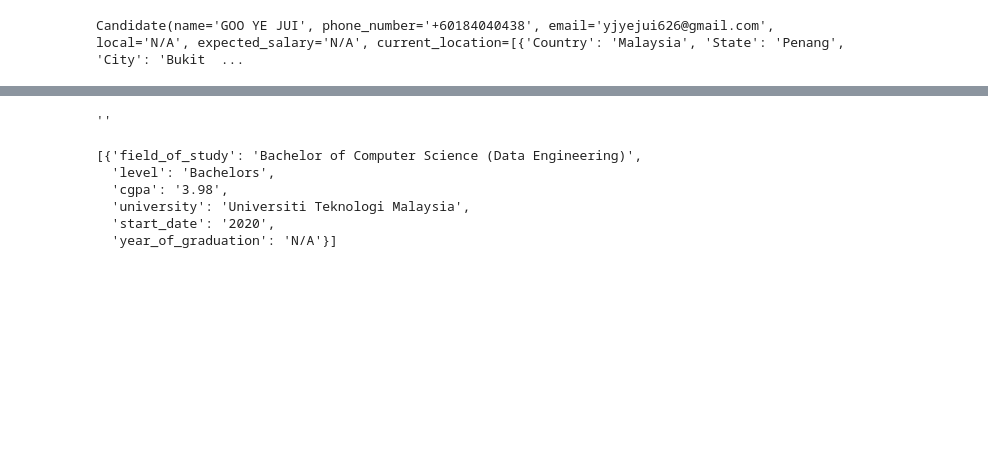
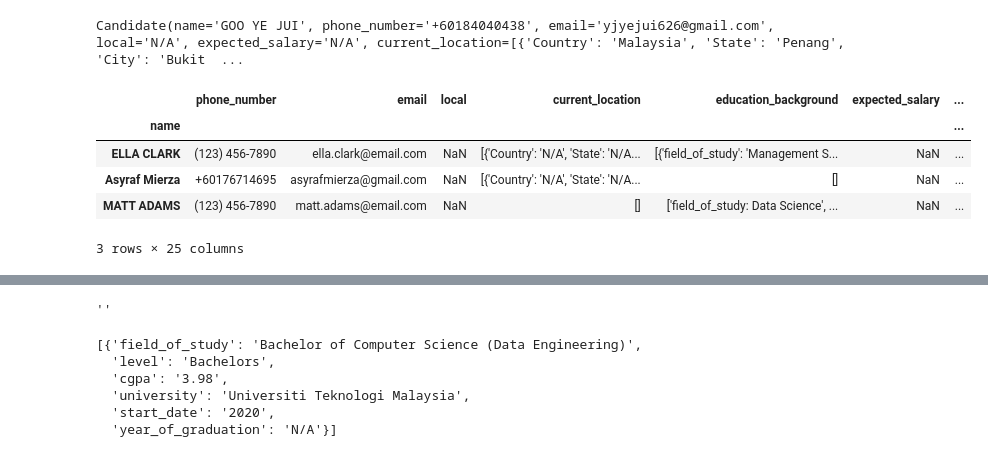
Before and after one commit to CthreeP0/Rag_project, a Jupyter notebook: fyp.ipynb, the cells around one changed output, grey strips where cells are left out. Drawn from its saved outputs; the diff is of its cells as text; code cells hidden in the pictures; blank space fills up the shorter version.

```diff
--- a/fyp.ipynb
+++ b/fyp.ipynb
@@ -124,0 +139,10 @@ data_dict['current_location'] = data_dict['current_location'].apply(lambda x: js
+# %%
+data_dict = pd.read_excel('/workspaces/fyp_goo/uploaded_files/IhawvlSuZQ6K/post_criteria_evaluation.xlsx',index_col=0)
+data_dict
+# %% [output]
+|  | phone_number | email | local | current_location | education_background | expected_salary | ... |
+| name |  |  |  |  |  |  | ... |
+| ELLA CLARK | (123) 456-7890 | ella.clark@email.com | NaN | [{'Country': 'N/A', 'State': 'N/A... | [{'field_of_study': 'Management S... | NaN | ... |
+| Asyraf Mierza | +60176714695 | asyrafmierza@gmail.com | NaN | [{'Country': 'N/A', 'State': 'N/A... | [] | NaN | ... |
+| MATT ADAMS | (123) 456-7890 | matt.adams@email.com | NaN | [] | ['field_of_study: Data Science', ... | NaN | ... |
+3 rows × 25 columns
```
Also changed, not shown: parts of 10 cells of this notebook, 4 other files.
